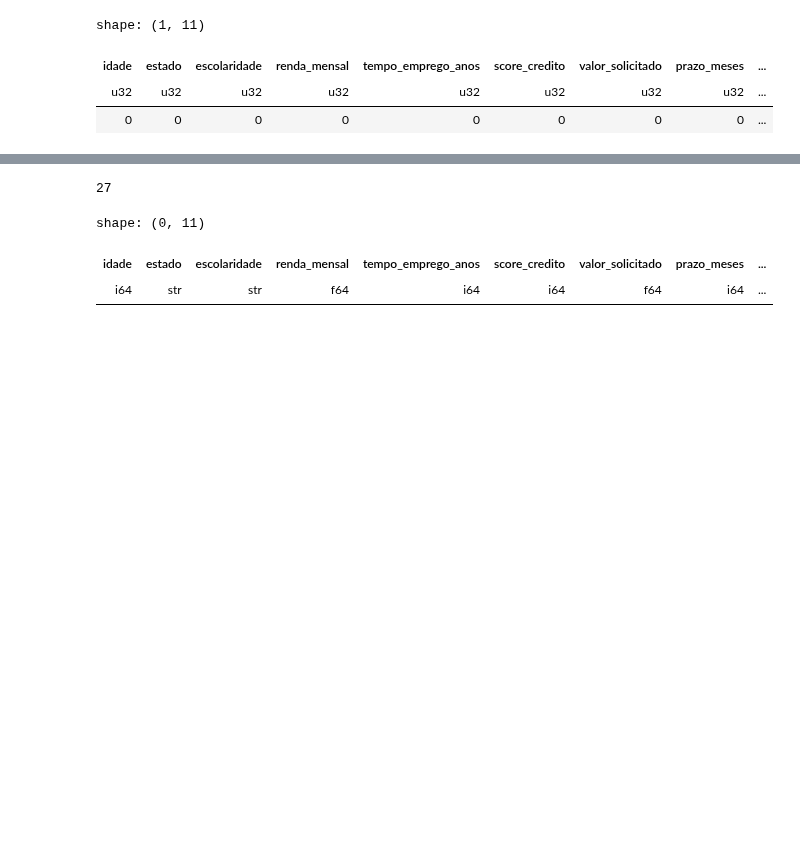
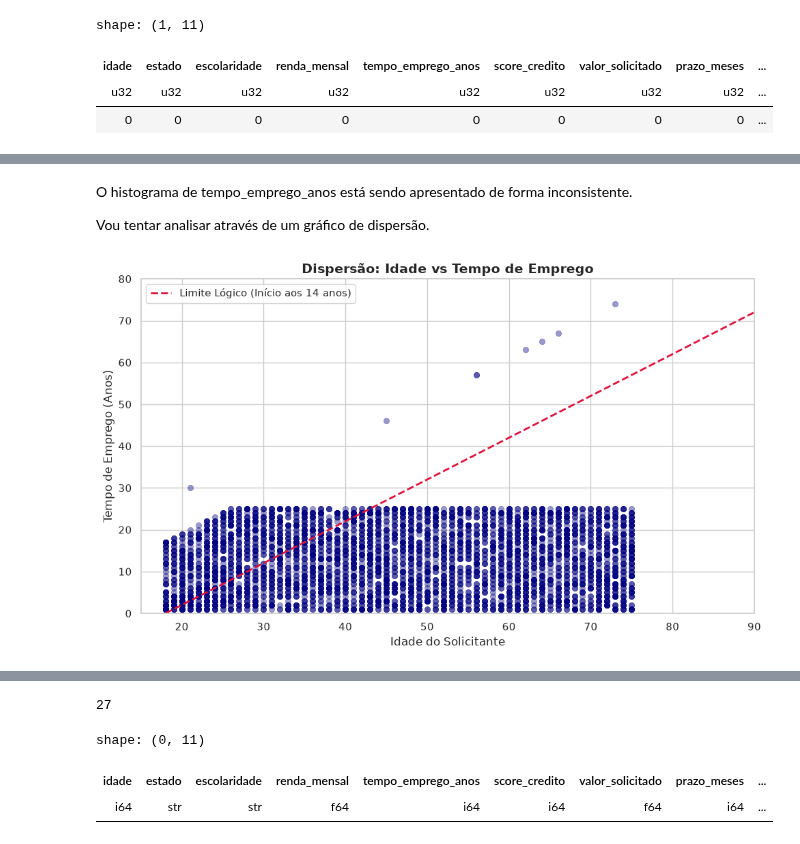
Before and after one commit to ufnovaes/Desafio_01_FTIA, a Jupyter notebook: Desafio_01.ipynb, the cells around one changed output, grey strips where cells are left out. Drawn from its saved outputs; the diff is of its cells as text; code cells hidden in the pictures; blank space fills up the shorter version.

```diff
--- a/Desafio_01.ipynb
+++ b/Desafio_01.ipynb
@@ -49,0 +159,44 @@ shape: (9, 12)
+# %% [markdown]
+O histograma de tempo_emprego_anos está sendo apresentado de forma inconsistente.
+
+Vou tentar analisar através de um gráfico de dispersão.
+# %%
+# Configura o estilo visual
+sns.set_theme(style="whitegrid")
+plt.figure(figsize=(10, 6))
+
+# 1. Converte apenas as colunas necessárias para o formato que o Seaborn aceita
+# (Certifique-se de usar o nome do seu DataFrame atual, ex: df_incons ou df)
+idade_plot = df["idade"].to_numpy()
+tempo_plot = df["tempo_emprego_anos"].to_numpy()
+
+# 2. Desenha o gráfico de dispersão
+sns.scatterplot(
+    x=idade_plot,
+    y=tempo_plot,
+    alpha=0.4,
+    color="navy",
+    edgecolor=None
+)
+
+# 3. Cria a linha guia corrigida: Idade Mínima de Trabalho (14 anos)
+# Pegamos o valor máximo direto da coluna do DataFrame para evitar o NameError
+idade_maxima = df["idade"].max()
+limite_max_eixo = idade_maxima
+
+x_linha = np.linspace(18, limite_max_eixo, 100)
+y_linha = x_linha - 18
+plt.plot(x_linha, y_linha, color="crimson", linestyle="--", linewidth=2, label="Limite Lógico (Início aos 14 anos)")
+
+# 4. Ajustes de layout e limites visuais
+plt.title("Dispersão: Idade vs Tempo de Emprego", fontsize=14, fontweight="bold")
+plt.xlabel("Idade do Solicitante")
+plt.ylabel("Tempo de Emprego (Anos)")
+plt.xlim(15, 90)
+plt.ylim(0, 80)
+plt.legend(loc="upper left")
+
+plt.tight_layout()
+plt.show()
+# %% [output]
+[figure, added]
```
Also changed, not shown: parts of 30 cells of this notebook.
